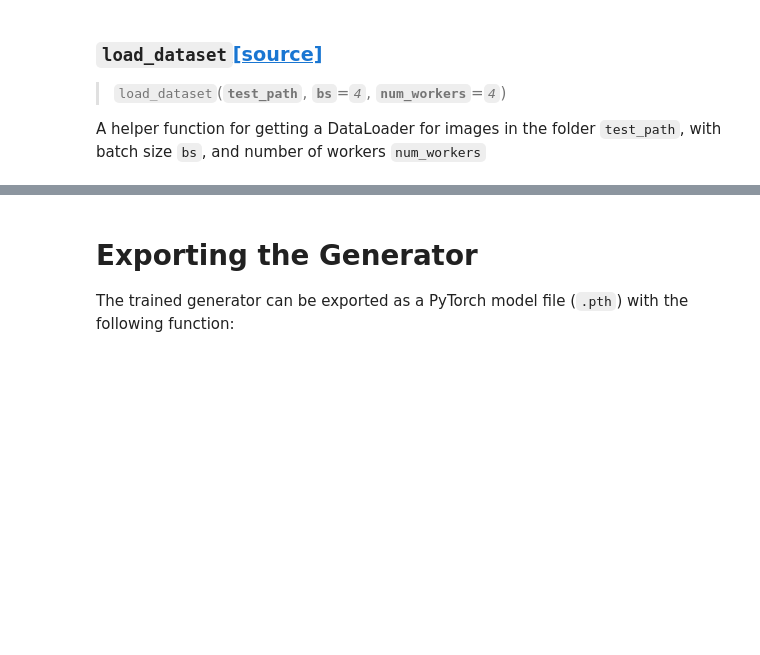
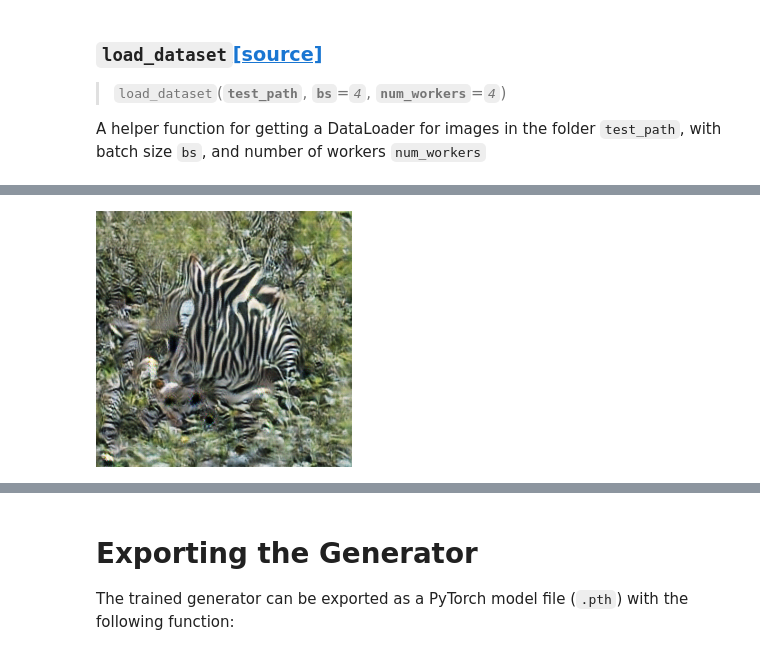
Before and after one commit to tmabraham/UPIT, a Jupyter notebook: nbs/04_inference.cyclegan.ipynb, the cells around one changed output, grey strips where cells are left out. Saved outputs shown, nothing was run; the diff lists cells and outputs as text; code cells hidden in the pictures; blank space fills up the shorter version.

```diff
--- a/nbs/04_inference.cyclegan.ipynb
+++ b/nbs/04_inference.cyclegan.ipynb
@@ -154,0 +161,5 @@ get_preds_cyclegan(learn,str(testA_path),preds_path)
+# %%
+#cuda
+Image.open(os.path.join(preds_path,testA_path.ls()[100].parts[-1][:-4]+'_fakeB.tif'))
+# %% [output]
+[figure, added]
```
Also changed, not shown: parts of 7 cells of this notebook, 2 other files.
